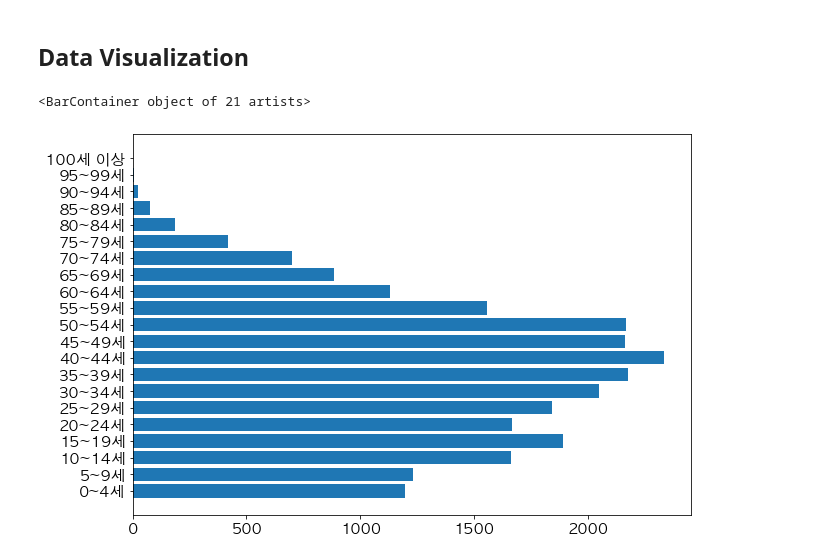
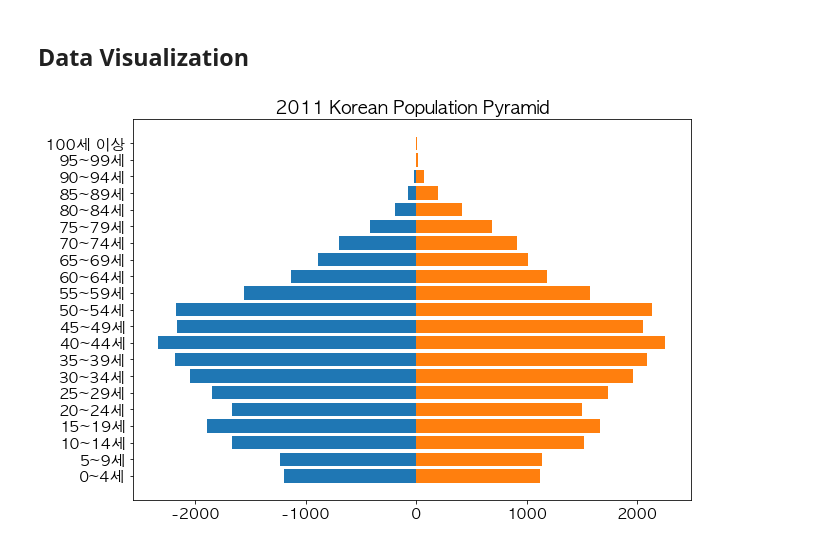
Before and after one commit to wonhee3472/Population_Data_Visualization, a Jupyter notebook: Korean_Population_Pyramid.ipynb, the cells around one changed output. Drawn from its saved outputs; the diff is of its cells as text; code cells hidden in the pictures.

Commit message:
comparing Korean population between 2011 and 2021

```diff
--- a/Korean_Population_Pyramid.ipynb
+++ b/Korean_Population_Pyramid.ipynb
@@ -78,7 +78,10 @@ matplotlib.rcParams['font.size'] = 15
 matplotlib.rcParams['axes.unicode_minus'] = False # 한글 폰트 사용시 마이너스 글자가 깨지는 현상을 해결
 # %%
 plt.figure(figsize=(10,7))
-plt.barh(df_m.columns, df_m.iloc[0]//1000) # Unit by 1,000
+plt.barh(df_m.columns, -df_m.iloc[0]//1000) # Unit by 1,000
+plt.barh(df_w.columns, df_w.iloc[0]//1000)
+plt.title('2011 Korean Population Pyramid')
+plt.savefig('2011_KOpopulation.png', dpi=100)
+plt.show()
 # %% [output]
-<BarContainer object of 21 artists>
-[figure, old version]
+[figure, new version]
```
Also changed, not shown: parts of 4 cells of this notebook, 3 other files.
